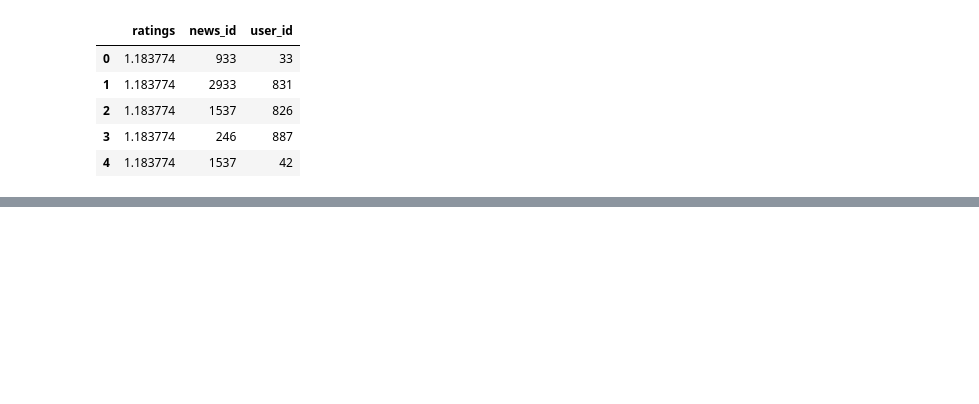
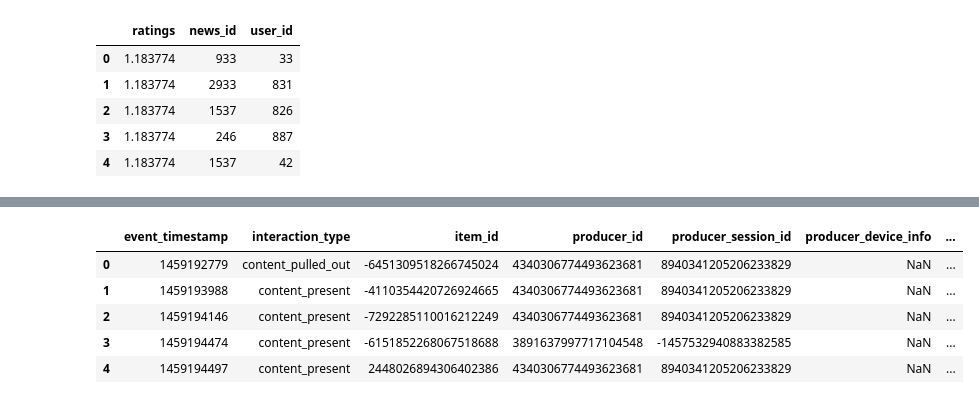
Before and after one commit to neel-machine/News-recommendation-system, a Jupyter notebook: news_recommendation.ipynb, the cells around one changed output, grey strips where cells are left out. Cells and saved outputs as stored; diff of their text form; code cells hidden in the pictures; blank space fills up the shorter version.

```diff
--- a/news_recommendation.ipynb
+++ b/news_recommendation.ipynb
@@ -268,0 +445,9 @@ ratings.user_id.nunique()
+# %%
+content.head()
+# %% [output]
+|  | event_timestamp | interaction_type | item_id | producer_id | producer_session_id | producer_device_info | ... |
+| 0 | 1459192779 | content_pulled_out | -6451309518266745024 | 4340306774493623681 | 8940341205206233829 | NaN | ... |
+| 1 | 1459193988 | content_present | -4110354420726924665 | 4340306774493623681 | 8940341205206233829 | NaN | ... |
+| 2 | 1459194146 | content_present | -7292285110016212249 | 4340306774493623681 | 8940341205206233829 | NaN | ... |
+| 3 | 1459194474 | content_present | -6151852268067518688 | 3891637997717104548 | -1457532940883382585 | NaN | ... |
+| 4 | 1459194497 | content_present | 2448026894306402386 | 4340306774493623681 | 8940341205206233829 | NaN | ... |
```
Also changed, not shown: parts of 46 cells of this notebook.
